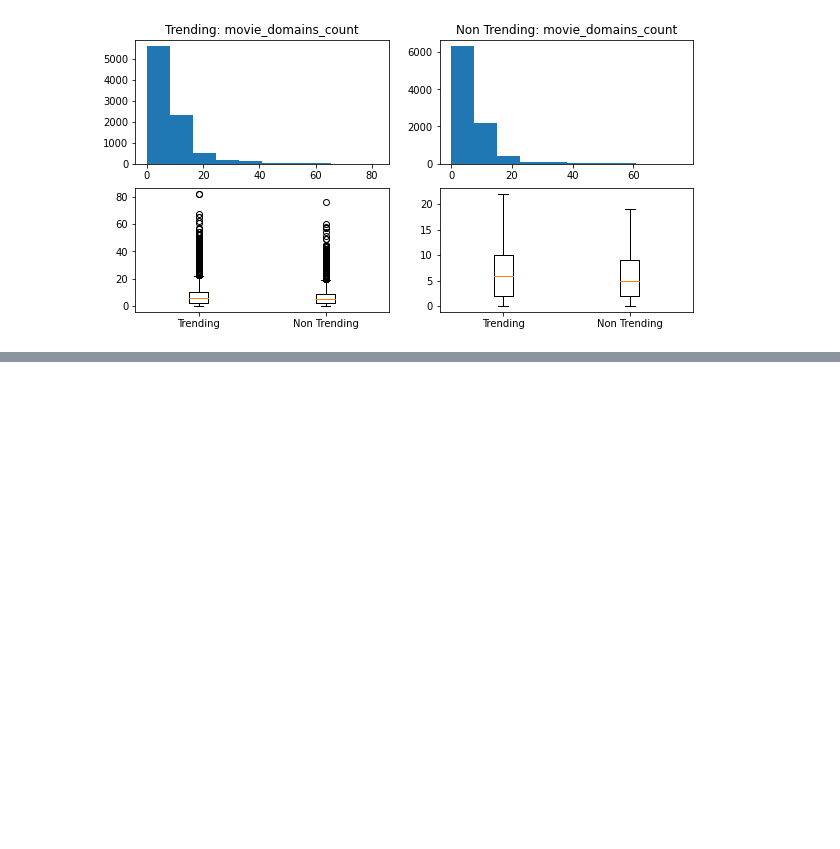
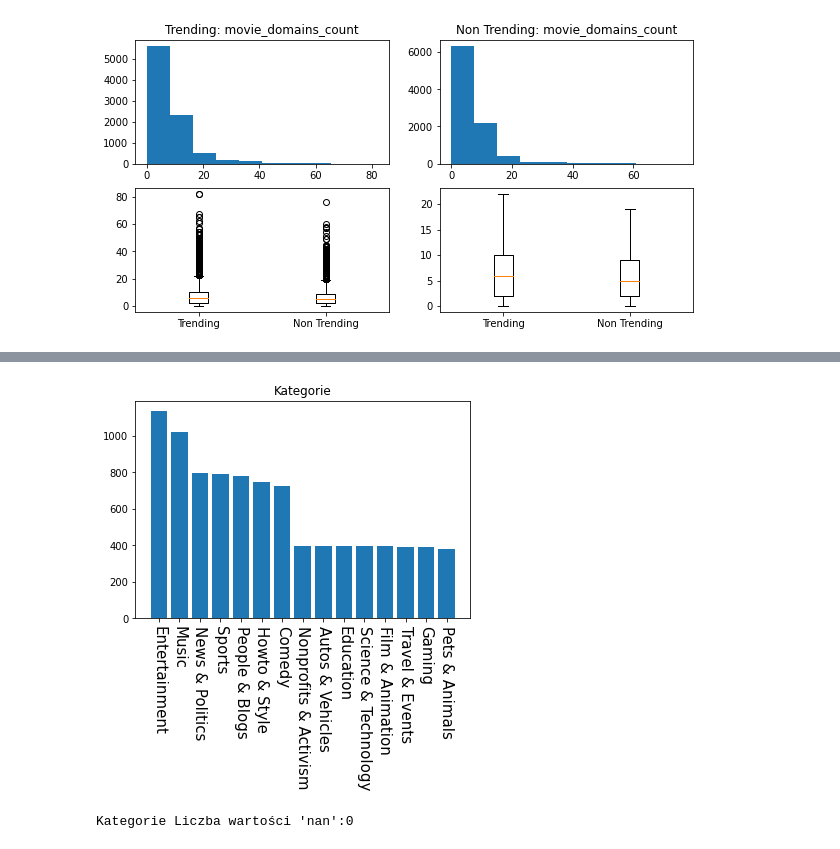
Before and after one commit to DominikKossinski/PED, a Jupyter notebook: notebooks/PED_5.ipynb, the cells around one changed output, grey strips where cells are left out. Saved outputs shown, nothing was run; the diff lists cells and outputs as text; code cells hidden in the pictures; blank space fills up the shorter version.

```diff
--- a/notebooks/PED_5.ipynb
+++ b/notebooks/PED_5.ipynb
@@ -350,0 +374,42 @@ plot_numeric_attr("movie_domains_count", trending_videos, non_trending_videos)
+# %%
+from helpers.categories import get_categories_dict
+from helpers.files import load_csv, save_csv
+
+numeric_attrs = [
+    "views", "likes", "dislikes", "comment_count", "description_len", "title_len", "channel_title_len",
+    "publish_time_day_of_week", "publish_time_hour_of_day"
+]
+
+categories_dict = get_categories_dict()
+
+def plot_categories(title: str, categories_dict: dict, data: pd.DataFrame) -> list:
+    nan_count = data["new_category_id"].isna().sum()
+    plt.title(title)
+    attr_c = data["new_category_id"].value_counts()
+    attr_c = attr_c.rename_axis("new_category_id").reset_index(name="count")
+    labels = [categories_dict[i] for i in attr_c["new_category_id"]]
+    plt.bar(labels, attr_c["count"])
+    plt.xticks(rotation=270, fontsize=15)
+    plt.show()
+
+    print(f"{title} Liczba wartości 'nan':{nan_count}")
+    return attr_c["new_category_id"].tolist()
+
+def anova(data: List[pd.DataFrame], attr: str):
+    data_set = list(map(lambda x: x[attr].dropna(), data))
+    f_score, p_value = stats.f_oneway(
+        *data_set
+    )
+    print(f"{attr}: f_score = {f_score} p_value = {p_value}")
+    plt.title(attr)
+    plt.boxplot(data_set, showfliers=False)
+    labels = [categories_dict[i] for i in categories]
+    plt.xticks(np.arange(1, len(labels) + 1), labels, rotation=270, fontsize=15)
+    plt.show()
+    return f_score, p_value
+
+
+categories = plot_categories("Kategorie", categories_dict, non_trending_videos)
+# %% [output]
+[figure, added]
+Kategorie Liczba wartości 'nan':0
```
Also changed, not shown: parts of 9 cells of this notebook, 1 other file.
